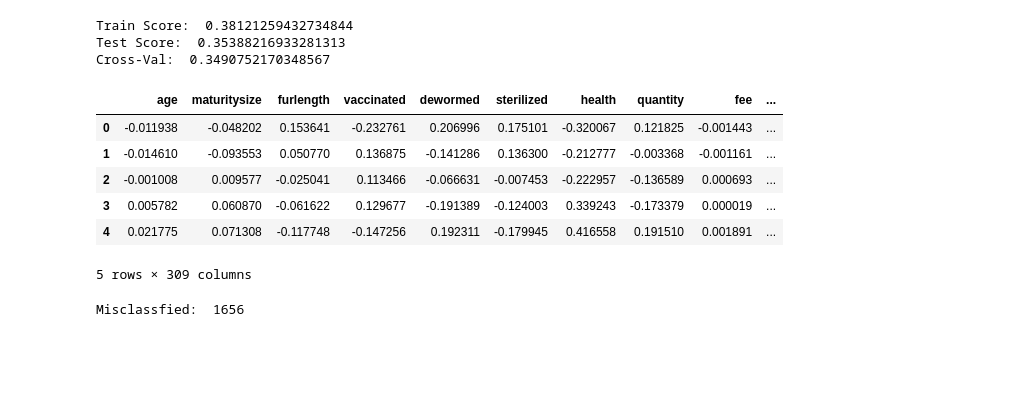
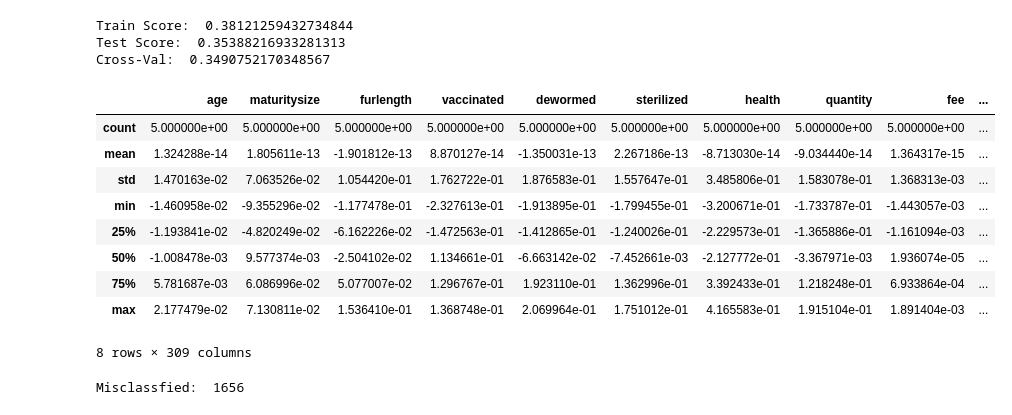
Before and after one commit to weisja4/pet_adoption_capstone, a Jupyter notebook: code/Pet Adoption - EDA and Categorical Modeling.ipynb, the cells around one changed output. Saved outputs shown, nothing was run; the diff lists cells and outputs as text; code cells hidden in the pictures; blank space fills up the shorter version.

```diff
--- a/code/Pet Adoption - EDA and Categorical Modeling.ipynb
+++ b/code/Pet Adoption - EDA and Categorical Modeling.ipynb
@@ -670,15 +670,18 @@ feat = X_train.columns
 # %%
 df = pd.DataFrame(coef, columns = feat)
 # %%
-df.head()
+df.describe()
 # %% [output]
 |  | age | maturitysize | furlength | vaccinated | dewormed | sterilized | health | quantity | fee | ... |
-| 0 | -0.011938 | -0.048202 | 0.153641 | -0.232761 | 0.206996 | 0.175101 | -0.320067 | 0.121825 | -0.001443 | ... |
-| 1 | -0.014610 | -0.093553 | 0.050770 | 0.136875 | -0.141286 | 0.136300 | -0.212777 | -0.003368 | -0.001161 | ... |
-| 2 | -0.001008 | 0.009577 | -0.025041 | 0.113466 | -0.066631 | -0.007453 | -0.222957 | -0.136589 | 0.000693 | ... |
-| 3 | 0.005782 | 0.060870 | -0.061622 | 0.129677 | -0.191389 | -0.124003 | 0.339243 | -0.173379 | 0.000019 | ... |
-| 4 | 0.021775 | 0.071308 | -0.117748 | -0.147256 | 0.192311 | -0.179945 | 0.416558 | 0.191510 | 0.001891 | ... |
+| count | 5.000000e+00 | 5.000000e+00 | 5.000000e+00 | 5.000000e+00 | 5.000000e+00 | 5.000000e+00 | 5.000000e+00 | 5.000000e+00 | 5.000000e+00 | ... |
+| mean | 1.324288e-14 | 1.805611e-13 | -1.901812e-13 | 8.870127e-14 | -1.350031e-13 | 2.267186e-13 | -8.713030e-14 | -9.034440e-14 | 1.364317e-15 | ... |
+| std | 1.470163e-02 | 7.063526e-02 | 1.054420e-01 | 1.762722e-01 | 1.876583e-01 | 1.557647e-01 | 3.485806e-01 | 1.583078e-01 | 1.368313e-03 | ... |
+| min | -1.460958e-02 | -9.355296e-02 | -1.177478e-01 | -2.327613e-01 | -1.913895e-01 | -1.799455e-01 | -3.200671e-01 | -1.733787e-01 | -1.443057e-03 | ... |
+| 25% | -1.193841e-02 | -4.820249e-02 | -6.162226e-02 | -1.472563e-01 | -1.412865e-01 | -1.240026e-01 | -2.229573e-01 | -1.365886e-01 | -1.161094e-03 | ... |
+| 50% | -1.008478e-03 | 9.577374e-03 | -2.504102e-02 | 1.134661e-01 | -6.663142e-02 | -7.452661e-03 | -2.127772e-01 | -3.367971e-03 | 1.936074e-05 | ... |
+| 75% | 5.781687e-03 | 6.086996e-02 | 5.077007e-02 | 1.296767e-01 | 1.923110e-01 | 1.362996e-01 | 3.392433e-01 | 1.218248e-01 | 6.933864e-04 | ... |
+| max | 2.177479e-02 | 7.130811e-02 | 1.536410e-01 | 1.368748e-01 | 2.069964e-01 | 1.751012e-01 | 4.165583e-01 | 1.915104e-01 | 1.891404e-03 | ... |
-5 rows × 309 columns
+8 rows × 309 columns
 # %%
 y_pred = lr.predict(X_test)
 count_misclassified = (y_test != y_pred).sum()
```
